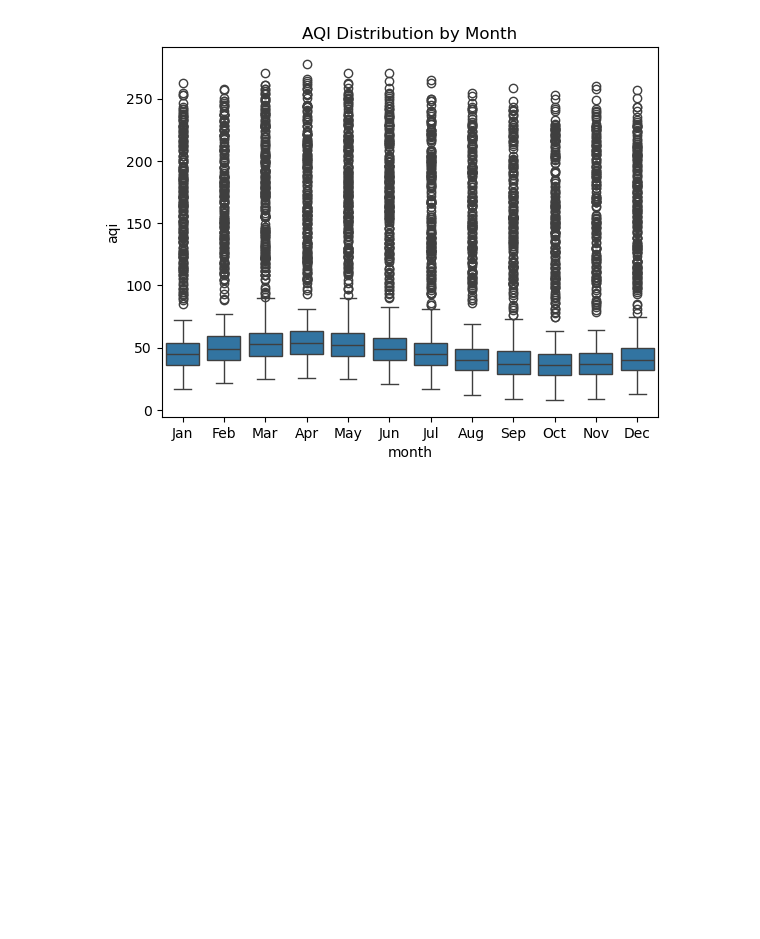
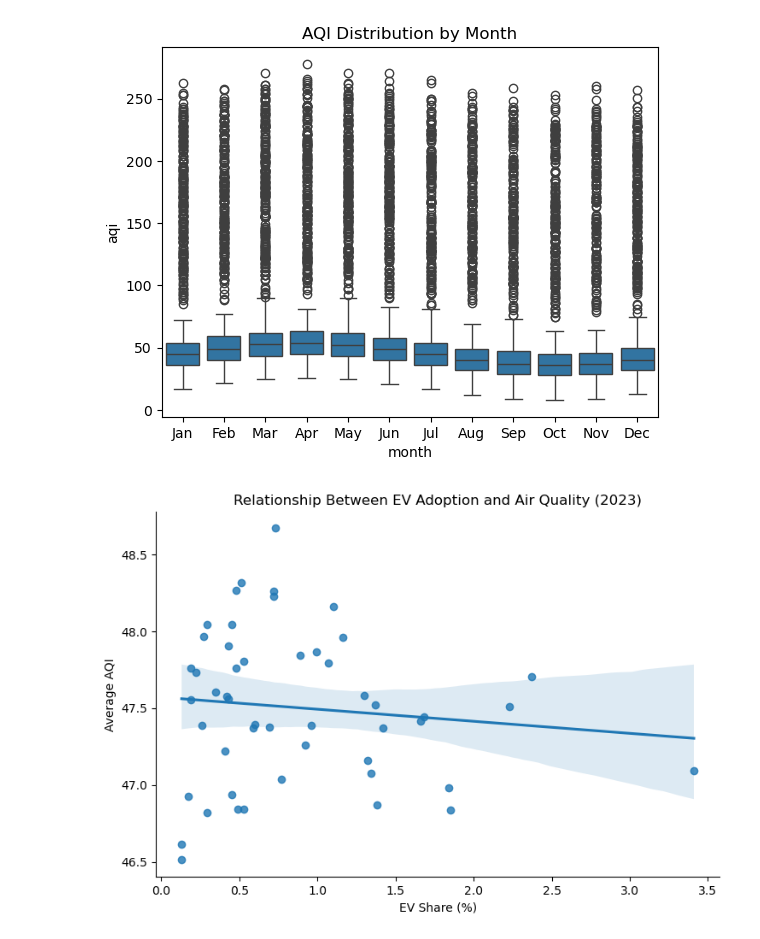
Before and after one commit to noaheischen/team-ev-analysis, a Jupyter notebook: EV_Analysis.ipynb, the cells around one changed output. Cells and saved outputs as stored; diff of their text form; code cells hidden in the pictures; blank space fills up the shorter version.

```diff
--- a/EV_Analysis.ipynb
+++ b/EV_Analysis.ipynb
@@ -185,3 +214,24 @@ plt.xticks(
 plt.show()
 # %% [output]
 [figure]
+# %%
+df_merge = df_2023.merge(
+    df_air_quality.groupby("state")["aqi"].mean().reset_index(),
+    on="state",
+    how="inner"
+)
+
+sns.lmplot(
+    data=df_merge,
+    x="EV Share (%)",
+    y="aqi",
+    height=5,
+    aspect=1.5
+)
+
+plt.title("Relationship Between EV Adoption and Air Quality (2023)")
+plt.xlabel("EV Share (%)")
+plt.ylabel("Average AQI")
+plt.show()
+# %% [output]
+[figure, added]
```
Also changed, not shown: parts of 6 cells of this notebook.
